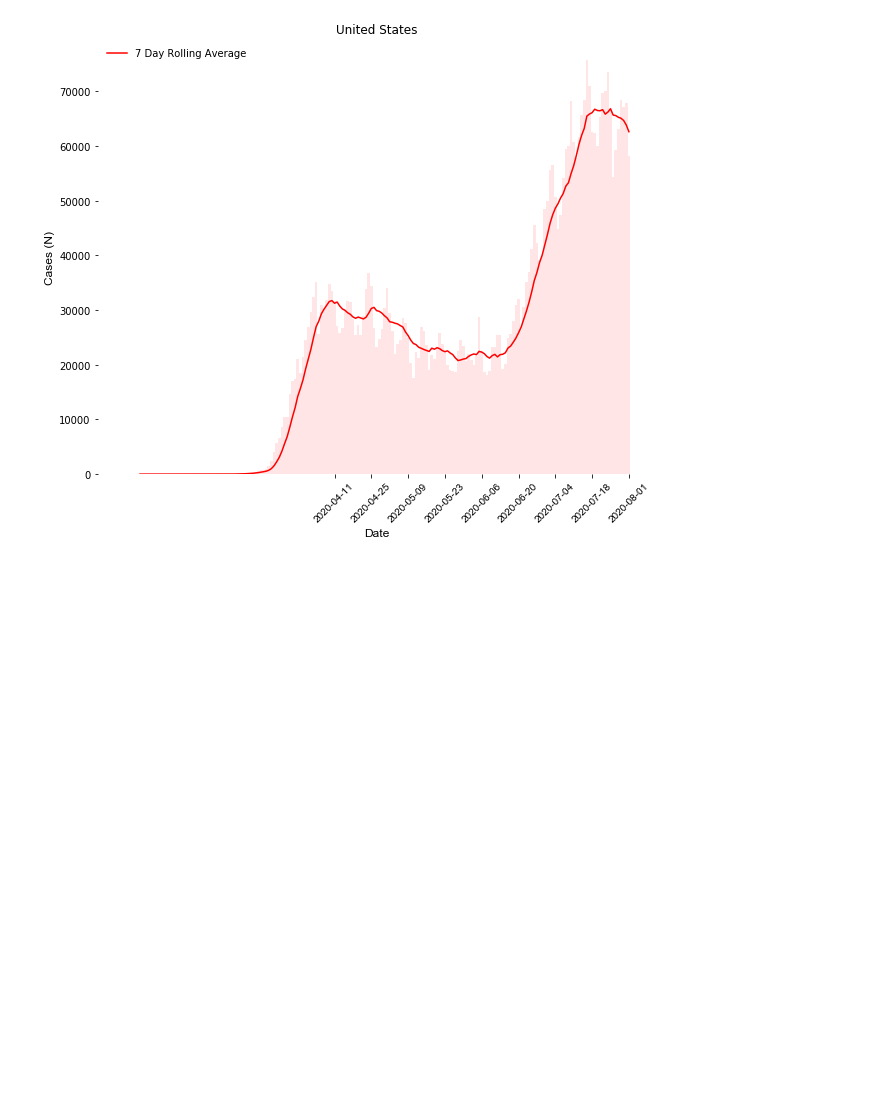
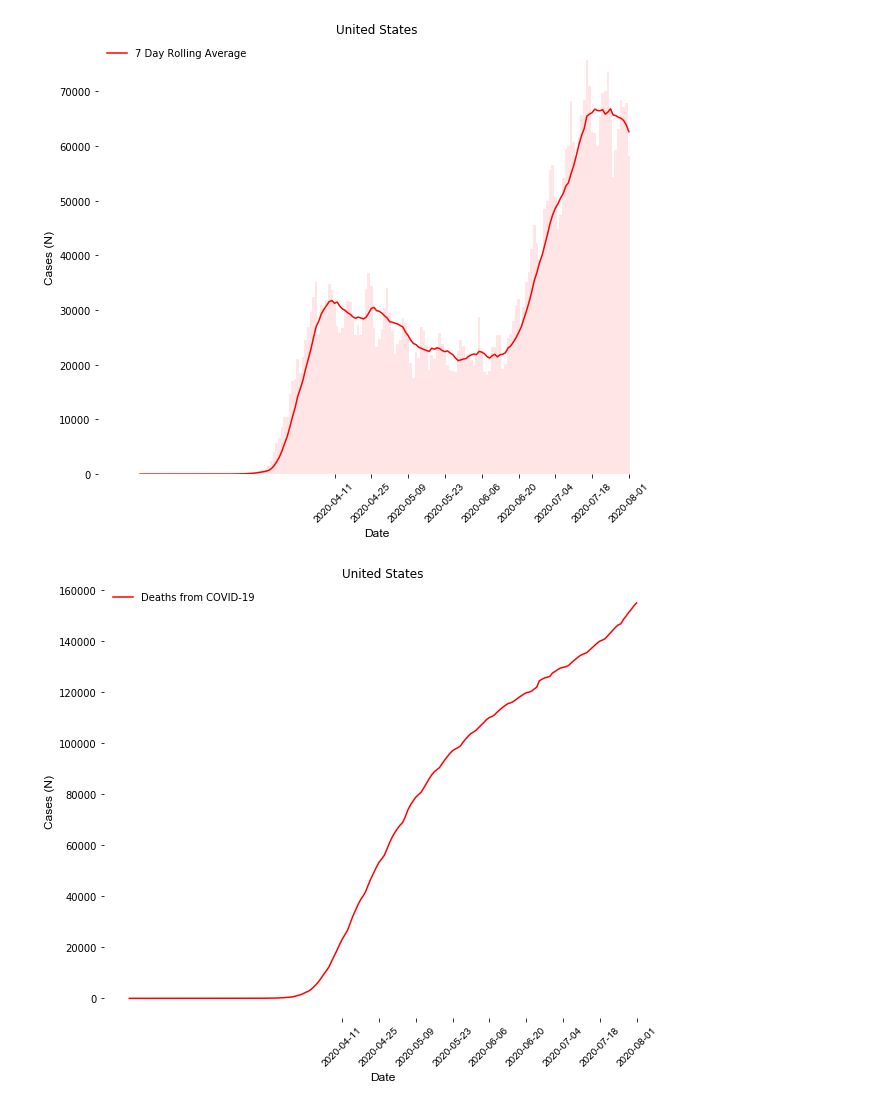
Before and after one commit to TJL30308/rolling_in_the_covid, a Jupyter notebook: development/washington_dev.ipynb, the cells around one changed output. Drawn from its saved outputs; the diff is of its cells as text; code cells hidden in the pictures; blank space fills up the shorter version.

Commit message:
update to dev plots

```diff
--- a/development/washington_dev.ipynb
+++ b/development/washington_dev.ipynb
@@ -75,6 +75,7 @@ df_us = df.groupby(['date']).sum()
 df_us = df_us.reset_index()
 us_cases = df_us['cases']
 us_dates = df_us['date']
+us_deaths = df_us['deaths']
 new_us_dates = us_dates[1:]
 
 new_us_cases = np.diff(us_cases)
@@ -107,3 +108,28 @@ plt.savefig(f'plots/us_bar_roll_plot.png', dpi=None, facecolor='w', edgecolor='w
 plt.show()
 # %% [output]
 [figure]
+# %%
+fig, ax = plt.subplots(figsize=(10, 8))
+
+right_side = ax.spines['right']
+right_side.set_visible(False)
+left_side = ax.spines['left']
+left_side.set_visible(False)
+top_side = ax.spines['top']
+top_side.set_visible(False)
+bottom_side = ax.spines['bottom']
+bottom_side.set_visible(False)
+
+us_line = plt.plot(us_dates, us_deaths, color='r')
+# plt.bar(new_us_dates, new_us_cases, color='r', alpha=0.1, width=1)
+plt.xticks(ticks=date_seventh[1:13], rotation=45, fontname='Arial', fontsize=10)
+plt.title(f'United States')
+plt.ylabel('Cases (N)', fontname='Arial', fontsize=12)
+plt.xlabel('Date', fontname='Arial', fontsize=12)
+# plt.fill_between(dates, us_rolling_cases, color=(0.47, 0.40, 0.60), alpha=0.5)
+plt.legend(us_line, ('Deaths from COVID-19',), loc='upper left', frameon=False)
+plt.savefig(f'plots/us_deaths_plot.png', dpi=None, facecolor='w', edgecolor='w', orientation='portrait')
+
+plt.show()
+# %% [output]
+[figure, added]
```
Also changed, not shown: 1 other file.
